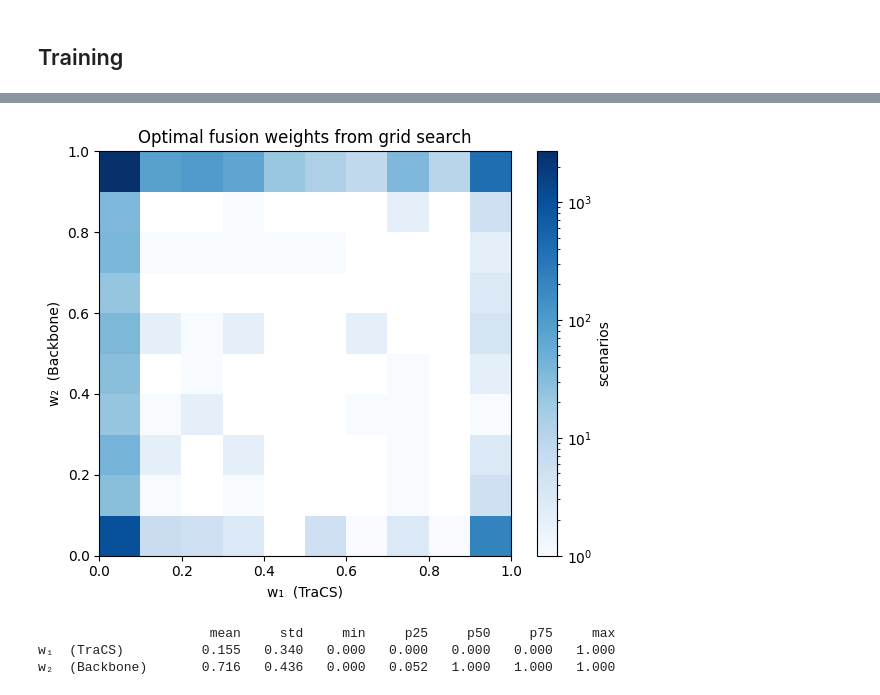
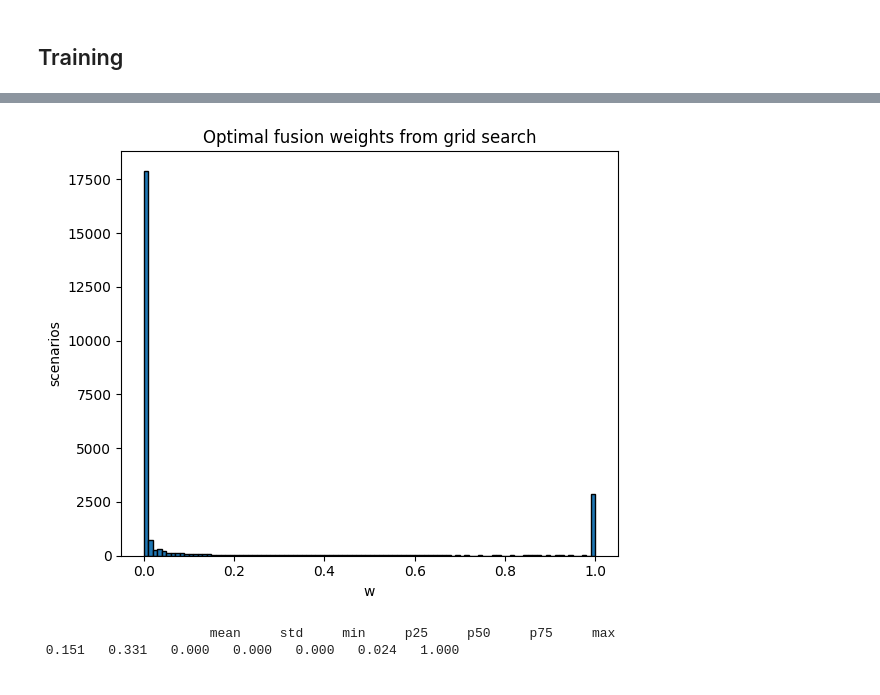
Before and after one commit to simon-kohaut/TraCS, a Jupyter notebook: examples/tracs_train.ipynb, the cells around one changed output, grey strips where cells are left out. Drawn from its saved outputs; the diff is of its cells as text; code cells hidden in the pictures.

Commit message:
Better train notebook

```diff
--- a/examples/tracs_train.ipynb
+++ b/examples/tracs_train.ipynb
@@ -14,7 +14,7 @@ from torch import nn
 # %% [markdown]
 ## Load data
 # %%
-backbone = "DeMo"
+backbone = "Polaris"
 program_name = "non_vehicle"
 # %%
 data_root = Path("../data")
@@ -23,8 +23,8 @@ test_ground_truth_path = data_root / "av2" / "av2_mf_focal_test_annotations.parq
 test_prediction_path = data_root / "av2_backbone_outputs" / backbone / "submission_test.parquet"
 train_data_path = data_root / "results" / program_name / "val" / backbone / "scored_predictions.parquet"
 test_data_path = data_root / "tracs_predictions" / program_name / backbone / "test.parquet"
-features_pt_path = data_root / "results" / program_name / "val" / backbone / "features.pt"
-optimal_weights_pt_path = data_root / "results" / program_name / "val" / backbone / "optimal_weights.pt"
+features_pt_path = data_root / "results" / program_name / "val" / backbone / "features_v2.pt"
+optimal_weights_pt_path = data_root / "results" / program_name / "val" / backbone / "optimal_weights_v2.pt"
 # %% [markdown]
 ## Data preparation
 # %%
@@ -184,29 +264,23 @@ if not features_pt_path.exists() or not optimal_weights_pt_path.exists():
 F = torch.load(features_pt_path, weights_only=True)
 W = torch.load(optimal_weights_pt_path, weights_only=True)
 # %%
-w_np = W.numpy()
-counts, w1_edges, w2_edges = np.histogram2d(w_np[:, 0], w_np[:, 1], bins=10, range=[[0, 1], [0, 1]])
+# TOOD better plot
+w_np = W.cpu().numpy()
 
 fig, ax = plt.subplots(figsize=(6, 5))
-im = ax.imshow(counts.T, origin="lower", aspect="auto",
-               extent=[w1_edges[0], w1_edges[-1], w2_edges[0], w2_edges[-1]],
-               cmap="Blues", norm=plt.matplotlib.colors.LogNorm(vmin=counts[counts > 0].min(), vmax=counts.max()))
-plt.colorbar(im, ax=ax, label="scenarios")
-ax.set_xlabel("w₁  (TraCS)")
-ax.set_ylabel("w₂  (Backbone)")
+plt.hist(w_np, bins=100, edgecolor="black")
+ax.set_xlabel("w")
+ax.set_ylabel("scenarios")
 ax.set_title("Optimal fusion weights from grid search")
 plt.tight_layout()
 plt.show()
 
 header = f"{'':18s}  {'mean':>6}  {'std':>6}  {'min':>6}  {'p25':>6}  {'p50':>6}  {'p75':>6}  {'max':>6}"
 print(header)
-for col, label in [(0, "w₁  (TraCS)"), (1, "w₂  (Backbone)")]:
-    v = w_np[:, col]
-    print(f"{label:18s}  {v.mean():6.3f}  {v.std():6.3f}  {v.min():6.3f}  "
-          f"{np.percentile(v,25):6.3f}  {np.percentile(v,50):6.3f}  "
-          f"{np.percentile(v,75):6.3f}  {v.max():6.3f}")
+print(f"{w_np.mean():6.3f}  {w_np.std():6.3f}  {w_np.min():6.3f}  "
+        f"{np.percentile(w_np,25):6.3f}  {np.percentile(w_np,50):6.3f}  "
+        f"{np.percentile(w_np,75):6.3f}  {w_np.max():6.3f}")
 # %% [output]
-[figure, old version]
+[figure, new version]
                       mean     std     min     p25     p50     p75     max
-w₁  (TraCS)          0.155   0.340   0.000   0.000   0.000   0.000   1.000
-w₂  (Backbone)       0.716   0.436   0.000   0.052   1.000   1.000   1.000
+ 0.151   0.331   0.000   0.000   0.000   0.024   1.000
```
Also changed, not shown: parts of 15 cells of this notebook, 1 other file.
